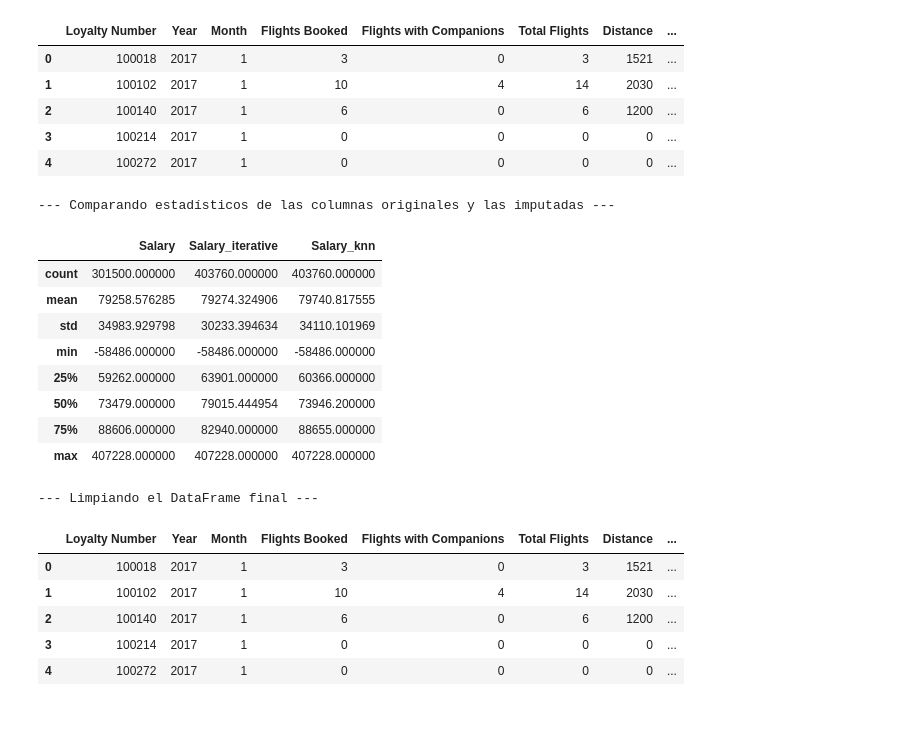
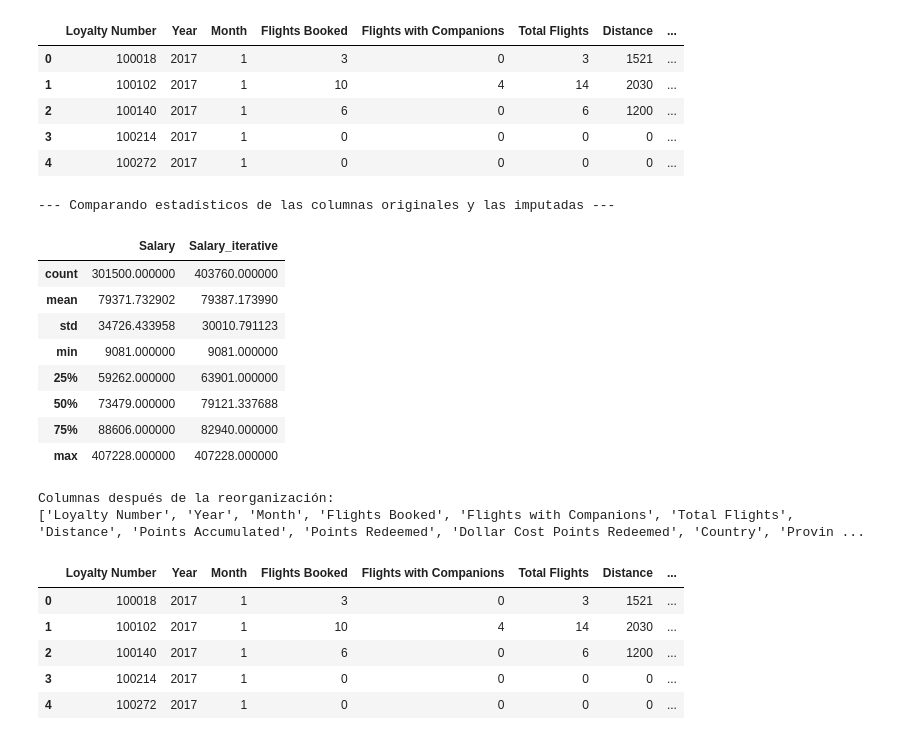
Before and after one commit to Adalab/bda-modulo-3-evaluacion-final-lucianayelicich, a Jupyter notebook: Fase 1 - Exploracion y limpieza/limpieza_datos.ipynb, the cells around one changed output. Drawn from its saved outputs; the diff is of its cells as text; code cells hidden in the pictures.

```diff
--- a/Fase 1 - Exploracion y limpieza/limpieza_datos.ipynb
+++ b/Fase 1 - Exploracion y limpieza/limpieza_datos.ipynb
@@ -225,15 +225,15 @@ Name: Salary, dtype: float64
 # %%
 # 1. Convertir la columna 'Salary' a tipo string
 # Esto nos permite usar los métodos de string como .str.replace().
-df_final_copia['Salary'] = df_final_copia['Salary'].astype(str)
+df_final['Salary'] = df_final['Salary'].astype(str)
 
 # 2. Reemplazar el guion "-" por una cadena vacía ""
 # Esto remueve el guion de cualquier valor en la columna.
-df_final_copia['Salary'] = df_final_copia['Salary'].str.replace('-', '', regex=False)
+df_final['Salary'] = df_final['Salary'].str.replace('-', '', regex=False)
 
 # 3. Convertir la columna de vuelta a tipo numérico
 # Ahora que hemos eliminado el guion, podemos convertir los valores a un tipo numérico (float o int).
-df_final_copia['Salary'] = pd.to_numeric(df_final_copia['Salary'])
+df_final['Salary'] = pd.to_numeric(df_final['Salary'], errors='coerce')
 
 # Opcional: Si el guion "-" estaba representando un valor nulo, la línea anterior
 # lo convertirá a NaN. Si prefieres reemplazar esos NaN con 0 u otro valor,
@@ -241,7 +241,7 @@ df_final_copia['Salary'] = pd.to_numeric(df_final_copia['Salary'])
 # df_final_copia['Salary'] = df_final_copia['Salary'].fillna(0)
 
 print("La columna 'Salary' ha sido limpiada y ahora tiene un formato numérico.")
-print(df_final_copia['Salary'].head())
+print(df_final['Salary'].head())
 # %% [output]
 La columna 'Salary' ha sido limpiada y ahora tiene un formato numérico.
 0    92552.0
@@ -268,16 +268,6 @@ imputado_iterative = imputer_iterative.fit_transform(df_final_copia[columnas_par
 # La primera columna del resultado imputado es la de "Salary"
 df_final_copia["Salary_iterative"] = imputado_iterative[:, 0]
 print(f"Después del 'IterativeImputer' tenemos: \n{df_final_copia[['Salary_iterative']].isnull().sum()} nulos")
-
-# b. KNNImputer
-print("\nPreparando KNNImputer (puede tardar un poco)...")
-# Se ajusta el imputador con las mismas columnas
-imputer_knn = KNNImputer(n_neighbors=5)
-imputado_knn = imputer_knn.fit_transform(df_final_copia[columnas_para_imputar])
-
-# La primera columna del resultado imputado es la de "Salary"
-df_final_copia["Salary_knn"] = imputado_knn[:, 0]
-print(f"Después del 'KNNImputer' tenemos: \n{df_final_copia[['Salary_knn']].isnull().sum()} nulos")
 # %% [output]
 --- Imputación con métodos avanzados (IterativeImputer y KNNImputer) ---
 Después del 'IterativeImputer' tenemos:
@@ -297,41 +285,47 @@ df_final_copia.head()
 # %%
 # 9. Comparar los resultados de IterativeImputer y KNNImputer
 print("\n--- Comparando estadísticos de las columnas originales y las imputadas ---")
 # Compararemos los estadísticos (media, mediana, etc.) antes y después de la imputación.
 # Nos quedaremos con el método que menos modifique los estadísticos.
-df_final_copia.describe()[["Salary","Salary_iterative", "Salary_knn"]]
+df_final_copia.describe()[["Salary", "Salary_iterative"]]
 # %% [output]
 --- Comparando estadísticos de las columnas originales y las imputadas ---
-|  | Salary | Salary_iterative | Salary_knn |
-| count | 301500.000000 | 403760.000000 | 403760.000000 |
-| mean | 79258.576285 | 79274.324906 | 79740.817555 |
-| std | 34983.929798 | 30233.394634 | 34110.101969 |
-| min | -58486.000000 | -58486.000000 | -58486.000000 |
-| 25% | 59262.000000 | 63901.000000 | 60366.000000 |
-| 50% | 73479.000000 | 79015.444954 | 73946.200000 |
-| 75% | 88606.000000 | 82940.000000 | 88655.000000 |
-| max | 407228.000000 | 407228.000000 | 407228.000000 |
+|  | Salary | Salary_iterative |
+| count | 301500.000000 | 403760.000000 |
+| mean | 79371.732902 | 79387.173990 |
+| std | 34726.433958 | 30010.791123 |
+| min | 9081.000000 | 9081.000000 |
+| 25% | 59262.000000 | 63901.000000 |
+| 50% | 73479.000000 | 79121.337688 |
+| 75% | 88606.000000 | 82940.000000 |
+| max | 407228.000000 | 407228.000000 |
 # %%
-# Hacemos una copia del DataFrame para trabajar de forma segura
-df_final_copia = df_final.copy()
+# Paso 1: Eliminar la columna 'Salary' original (la que tiene NaN)
+# 'errors=ignore' es para que el código no falle si por algún motivo la columna ya no existe
+df_final_copia = df_final_copia.drop(columns=['Salary'], errors='ignore')
 
-# Primero, renombramos 'Salary_knn' a 'Salary' (asumimos que esta es la columna a mover)
-df_final_copia.rename(columns={"Salary_knn": "Salary"}, inplace=True)
+# Paso 2: Renombrar la columna 'Salary_iterative' a 'Salary'
+df_final_copia.rename(columns={"Salary_iterative": "Salary"}, inplace=True)
 
-# Obtener la lista de columnas y encontrar el índice de 'Education'
+# Paso 3: Reordenar las columnas
+# Esto crea una nueva lista de columnas con el orden que querés
 columnas = df_final_copia.columns.tolist()
+columnas.remove('Salary')
+
+# Encontrar el índice de 'Education'
 posicion_educacion = columnas.index('Education')
 
-# Usamos .pop() para quitar 'Salary' de su posición actual
-columna_salary = df_final_copia.pop('Salary')
+# Insertar 'Salary' después de 'Education'
+columnas.insert(posicion_educacion + 1, 'Salary')
 
-# Usamos .insert() para colocar 'Salary' en el índice siguiente a 'Education'
-df_final_copia.insert(posicion_educacion + 1, 'Salary', columna_salary)
+# Asignar el nuevo orden al DataFrame
+df_final_copia = df_final_copia[columnas]
 
 print("Columnas después de la reorganización:")
 print(df_final_copia.columns.tolist())
 # %% [output]
---- Limpiando el DataFrame final ---
+Columnas después de la reorganización:
+['Loyalty Number', 'Year', 'Month', 'Flights Booked', 'Flights with Companions', 'Total Flights', 'Distance', 'Points Accumulated', 'Points Redeemed', 'Dollar Cost Points Redeemed', 'Country', 'Provin ...
 # %%
 df_final_copia.head()
 # %% [output]
```
Also changed, not shown: parts of 4 cells of this notebook, 1 other file.
